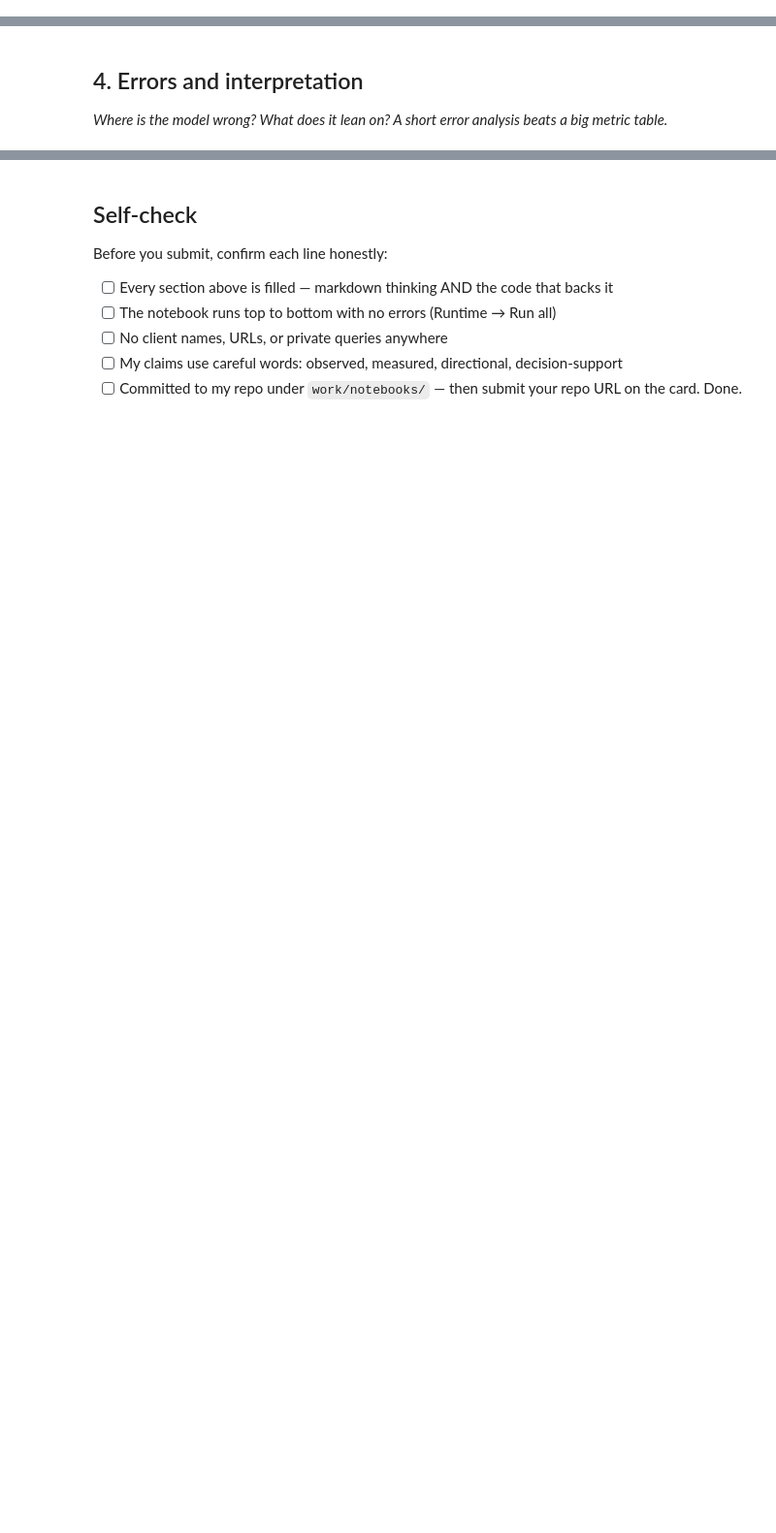
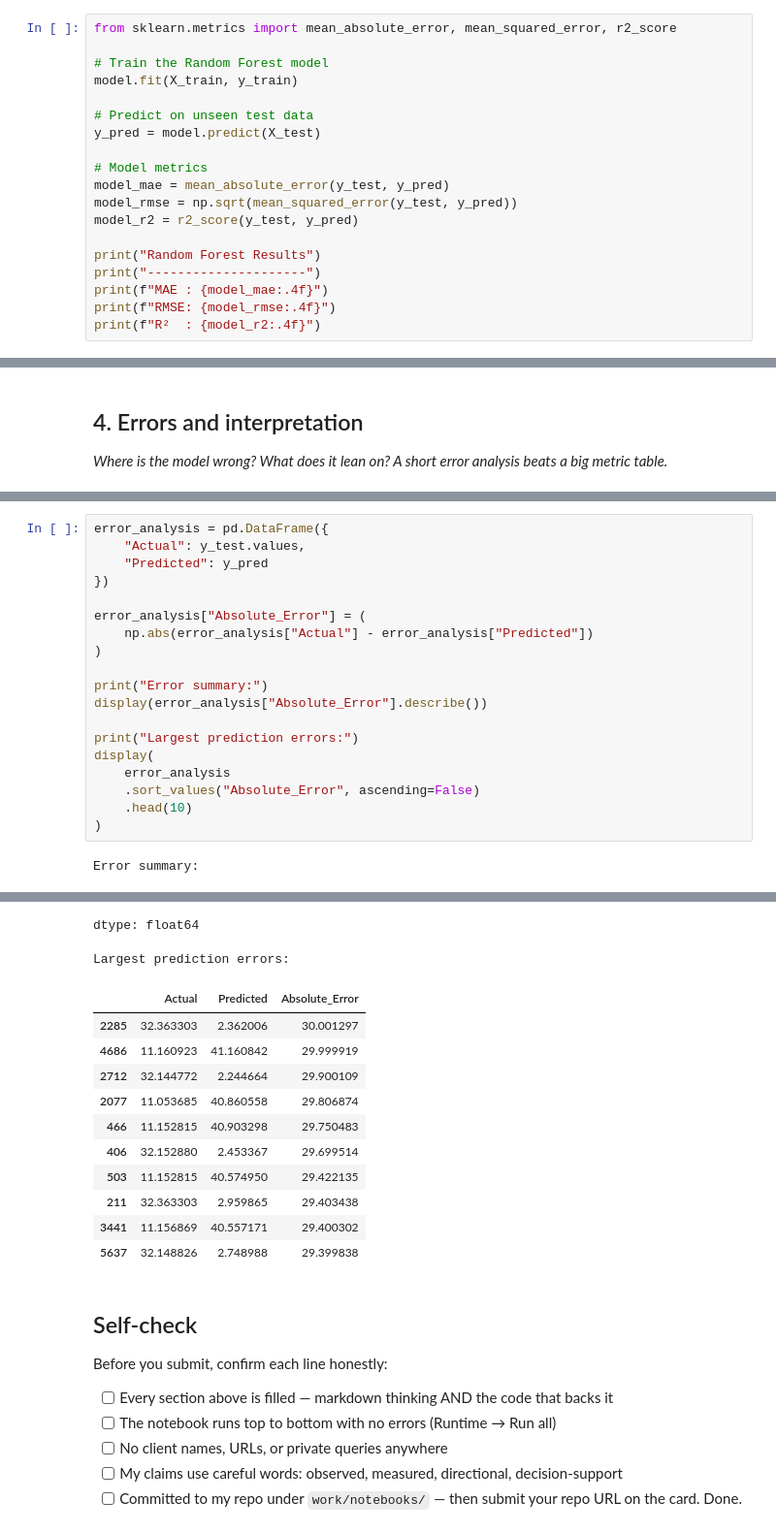
Before and after one commit to ihaseeb0081/flyrank-ml-internship-haseeb, a Jupyter notebook: work/notebooks/w05_model.ipynb, the cells around one changed output, grey strips where cells are left out. Shown at 97% size. Drawn from its saved outputs; the diff is of its cells as text; blank space fills up the shorter version.

```diff
--- a/work/notebooks/w05_model.ipynb
+++ b/work/notebooks/w05_model.ipynb
@@ -20,0 +198,19 @@ This skeleton is yours to fill. Work the sections **in order** — each one has
+# %%
+from sklearn.metrics import mean_absolute_error, mean_squared_error, r2_score
+
+# Train the Random Forest model
+model.fit(X_train, y_train)
+
+# Predict on unseen test data
+y_pred = model.predict(X_test)
+
+# Model metrics
+model_mae = mean_absolute_error(y_test, y_pred)
+model_rmse = np.sqrt(mean_squared_error(y_test, y_pred))
+model_r2 = r2_score(y_test, y_pred)
+
+print("Random Forest Results")
+print("---------------------")
+print(f"MAE : {model_mae:.4f}")
+print(f"RMSE: {model_rmse:.4f}")
+print(f"R²  : {model_r2:.4f}")
@@ -24,0 +306,21 @@ This skeleton is yours to fill. Work the sections **in order** — each one has
+# %%
+error_analysis = pd.DataFrame({
+    "Actual": y_test.values,
+    "Predicted": y_pred
+})
+
+error_analysis["Absolute_Error"] = (
+    np.abs(error_analysis["Actual"] - error_analysis["Predicted"])
+)
+
+print("Error summary:")
+display(error_analysis["Absolute_Error"].describe())
+
+print("Largest prediction errors:")
+display(
+    error_analysis
+    .sort_values("Absolute_Error", ascending=False)
+    .head(10)
+)
+# %% [output]
+Error summary:
@@ -25,3 +336,16 @@ This skeleton is yours to fill. Work the sections **in order** — each one has
+dtype: float64
+Largest prediction errors:
+|  | Actual | Predicted | Absolute_Error |
+| 2285 | 32.363303 | 2.362006 | 30.001297 |
+| 4686 | 11.160923 | 41.160842 | 29.999919 |
+| 2712 | 32.144772 | 2.244664 | 29.900109 |
+| 2077 | 11.053685 | 40.860558 | 29.806874 |
+| 466 | 11.152815 | 40.903298 | 29.750483 |
+| 406 | 32.152880 | 2.453367 | 29.699514 |
+| 503 | 11.152815 | 40.574950 | 29.422135 |
+| 211 | 32.363303 | 2.959865 | 29.403438 |
+| 3441 | 11.156869 | 40.557171 | 29.400302 |
+| 5637 | 32.148826 | 2.748988 | 29.399838 |
 # %% [markdown]
 ## Self-check
 
```
Also changed, not shown: parts of 18 cells of this notebook.
